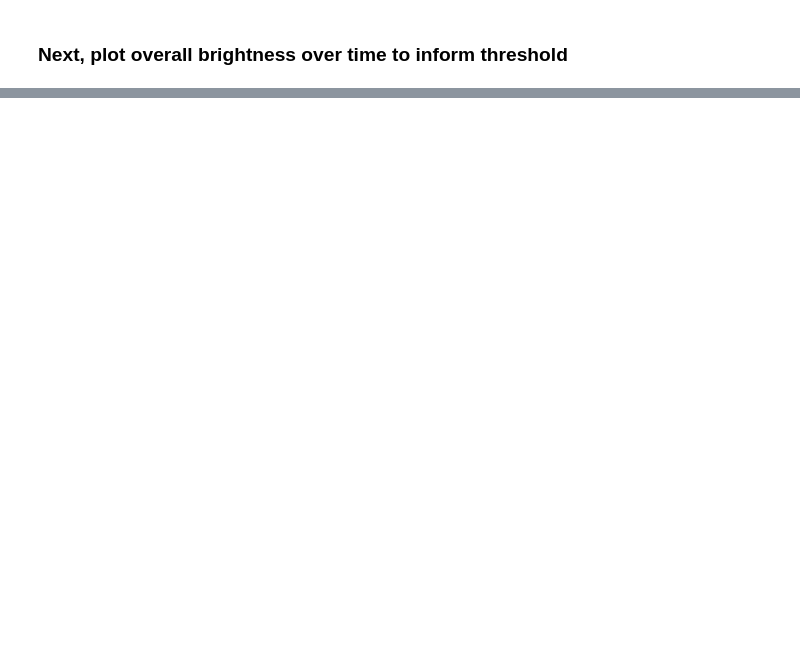
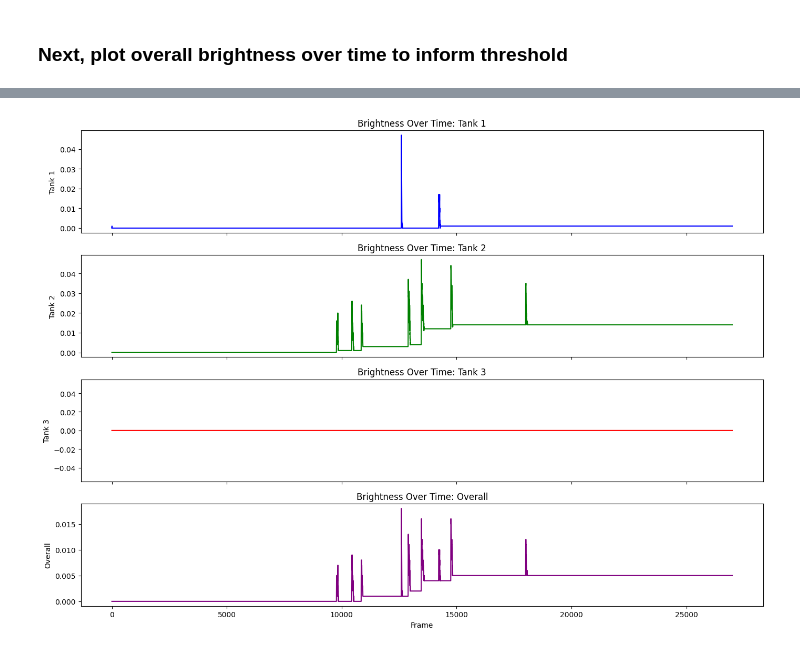
Before and after one commit to ucsb-oakley-lab/lunar, a Jupyter notebook: notebooks/Panama_April2025/Find_Contours_in_Video.ipynb, the cells around one changed output, grey strips where cells are left out. Drawn from its saved outputs; the diff is of its cells as text; code cells hidden in the pictures; blank space fills up the shorter version.

```diff
--- a/notebooks/Panama_April2025/Find_Contours_in_Video.ipynb
+++ b/notebooks/Panama_April2025/Find_Contours_in_Video.ipynb
@@ -67,0 +105,36 @@ subprocess.run([
+# %%
+import pandas as pd
+import matplotlib.pyplot as plt
+
+csv_path = '../../results/brightness_over_time_041025PA_experimental_part3.csv'
+df = pd.read_csv(csv_path, header=0)
+
+x = df['frame']
+tank1 = df['tank1']
+tank2 = df['tank2']
+tank3 = df['tank3']
+overall = df['overall']
+
+fig, axs = plt.subplots(4, 1, figsize=(14, 10), sharex=True)
+
+axs[0].plot(x, tank1, color='blue')
+axs[0].set_ylabel('Tank 1')
+axs[0].set_title('Brightness Over Time: Tank 1')
+
+axs[1].plot(x, tank2, color='green')
+axs[1].set_ylabel('Tank 2')
+axs[1].set_title('Brightness Over Time: Tank 2')
+
+axs[2].plot(x, tank3, color='red')
+axs[2].set_ylabel('Tank 3')
+axs[2].set_title('Brightness Over Time: Tank 3')
+
+axs[3].plot(x, overall, color='purple')
+axs[3].set_ylabel('Overall')
+axs[3].set_title('Brightness Over Time: Overall')
+axs[3].set_xlabel('Frame')
+
+plt.tight_layout()
+plt.show()
+# %% [output]
+[figure, added]
```
Also changed, not shown: parts of 9 cells of this notebook, 42 other files.
